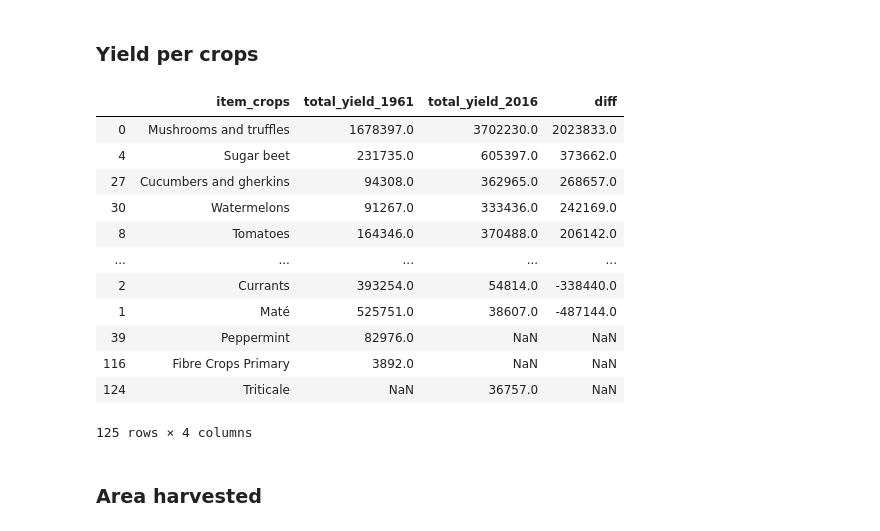
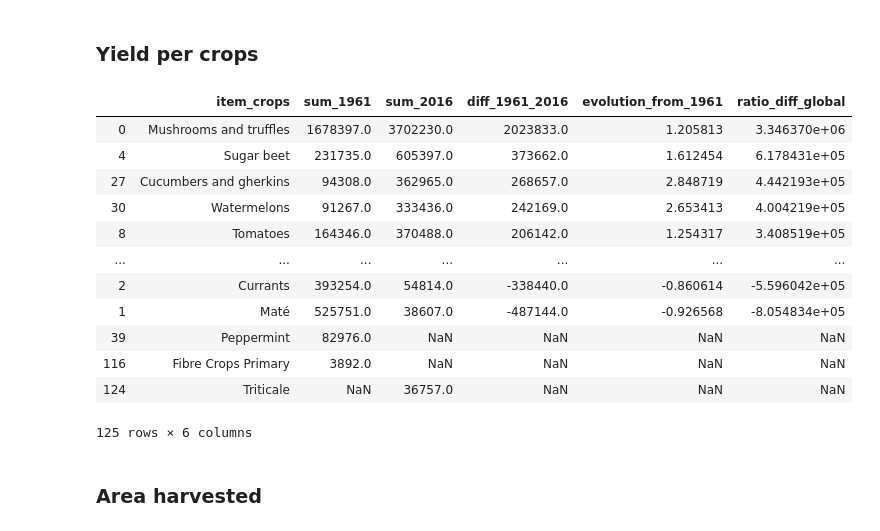
Before and after one commit to dsalathe/jurassic-spark, a Jupyter notebook: justine-story.ipynb, the cells around one changed output. Drawn from its saved outputs; the diff is of its cells as text; code cells hidden in the pictures.

```diff
--- a/justine-story.ipynb
+++ b/justine-story.ipynb
@@ -145,18 +198,18 @@ comp_crop_yield['diff'] = comp_crop_yield['total_yield_2016']-comp_crop_yield['t
-# %%
-comp_crop_yield.sort_values('diff', ascending=False)
-# %% [output]
-|  | item_crops | total_yield_1961 | total_yield_2016 | diff |
-| 0 | Mushrooms and truffles | 1678397.0 | 3702230.0 | 2023833.0 |
-| 4 | Sugar beet | 231735.0 | 605397.0 | 373662.0 |
-| 27 | Cucumbers and gherkins | 94308.0 | 362965.0 | 268657.0 |
-| 30 | Watermelons | 91267.0 | 333436.0 | 242169.0 |
-| 8 | Tomatoes | 164346.0 | 370488.0 | 206142.0 |
-| ... | ... | ... | ... | ... |
-| 2 | Currants | 393254.0 | 54814.0 | -338440.0 |
-| 1 | Maté | 525751.0 | 38607.0 | -487144.0 |
-| 39 | Peppermint | 82976.0 | NaN | NaN |
-| 116 | Fibre Crops Primary | 3892.0 | NaN | NaN |
-| 124 | Triticale | NaN | 36757.0 | NaN |
-125 rows × 4 columns
+# %%
+stat_by_crop('yield', sort_ratio=False)
+# %% [output]
+|  | item_crops | sum_1961 | sum_2016 | diff_1961_2016 | evolution_from_1961 | ratio_diff_global |
+| 0 | Mushrooms and truffles | 1678397.0 | 3702230.0 | 2023833.0 | 1.205813 | 3.346370e+06 |
+| 4 | Sugar beet | 231735.0 | 605397.0 | 373662.0 | 1.612454 | 6.178431e+05 |
+| 27 | Cucumbers and gherkins | 94308.0 | 362965.0 | 268657.0 | 2.848719 | 4.442193e+05 |
+| 30 | Watermelons | 91267.0 | 333436.0 | 242169.0 | 2.653413 | 4.004219e+05 |
+| 8 | Tomatoes | 164346.0 | 370488.0 | 206142.0 | 1.254317 | 3.408519e+05 |
+| ... | ... | ... | ... | ... | ... | ... |
+| 2 | Currants | 393254.0 | 54814.0 | -338440.0 | -0.860614 | -5.596042e+05 |
+| 1 | Maté | 525751.0 | 38607.0 | -487144.0 | -0.926568 | -8.054834e+05 |
+| 39 | Peppermint | 82976.0 | NaN | NaN | NaN | NaN |
+| 116 | Fibre Crops Primary | 3892.0 | NaN | NaN | NaN | NaN |
+| 124 | Triticale | NaN | 36757.0 | NaN | NaN | NaN |
+125 rows × 6 columns
 # %% [markdown]
 ### Area harvested
```
Also changed, not shown: parts of 49 cells of this notebook.
